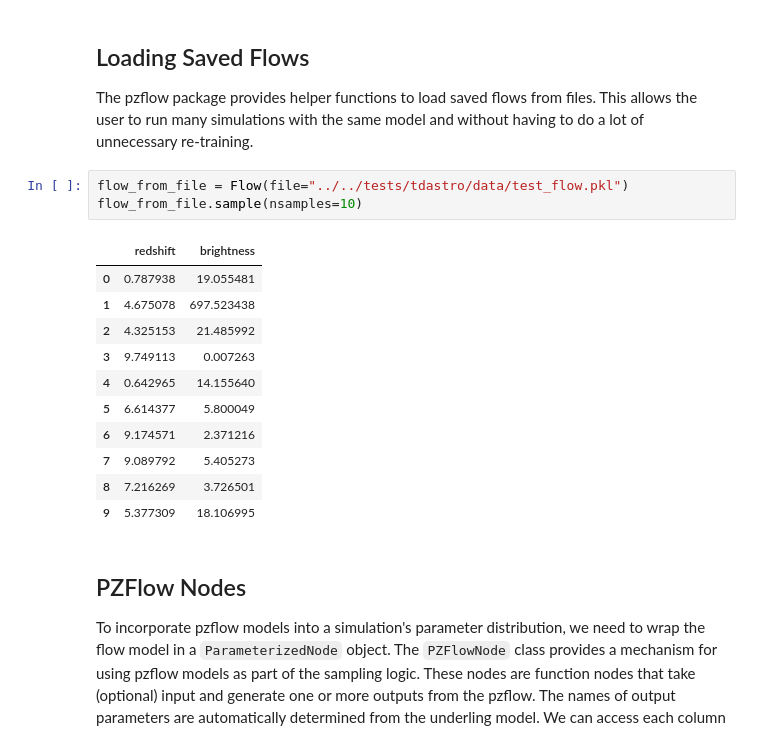
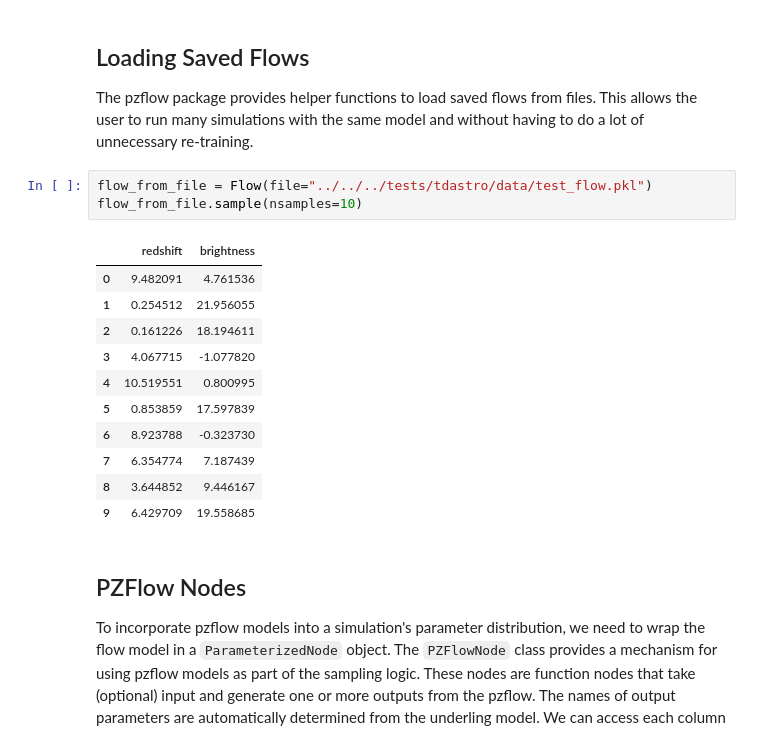
Before and after one commit to lincc-frameworks/tdastro, a Jupyter notebook: docs/notebooks/pre_executed/using_pzflow.ipynb, the cells around one changed output. Saved outputs shown, nothing was run; the diff lists cells and outputs as text.

```diff
--- a/docs/notebooks/pre_executed/using_pzflow.ipynb
+++ b/docs/notebooks/pre_executed/using_pzflow.ipynb
@@ -45,20 +45,20 @@ plt.show()
 
 The pzflow package provides helper functions to load saved flows from files.  This allows the user to run many simulations with the same model and without having to do a lot of unnecessary re-training.
 # %%
-flow_from_file = Flow(file="../../tests/tdastro/data/test_flow.pkl")
+flow_from_file = Flow(file="../../../tests/tdastro/data/test_flow.pkl")
 flow_from_file.sample(nsamples=10)
 # %% [output]
 |  | redshift | brightness |
-| 0 | 0.787938 | 19.055481 |
-| 1 | 4.675078 | 697.523438 |
-| 2 | 4.325153 | 21.485992 |
-| 3 | 9.749113 | 0.007263 |
-| 4 | 0.642965 | 14.155640 |
-| 5 | 6.614377 | 5.800049 |
-| 6 | 9.174571 | 2.371216 |
-| 7 | 9.089792 | 5.405273 |
-| 8 | 7.216269 | 3.726501 |
-| 9 | 5.377309 | 18.106995 |
+| 0 | 9.482091 | 4.761536 |
+| 1 | 0.254512 | 21.956055 |
+| 2 | 0.161226 | 18.194611 |
+| 3 | 4.067715 | -1.077820 |
+| 4 | 10.519551 | 0.800995 |
+| 5 | 0.853859 | 17.597839 |
+| 6 | 8.923788 | -0.323730 |
+| 7 | 6.354774 | 7.187439 |
+| 8 | 3.644852 | 9.446167 |
+| 9 | 6.429709 | 19.558685 |
 # %% [markdown]
 ## PZFlow Nodes
 
```
Also changed, not shown: parts of 6 cells of this notebook, 33 other files.
